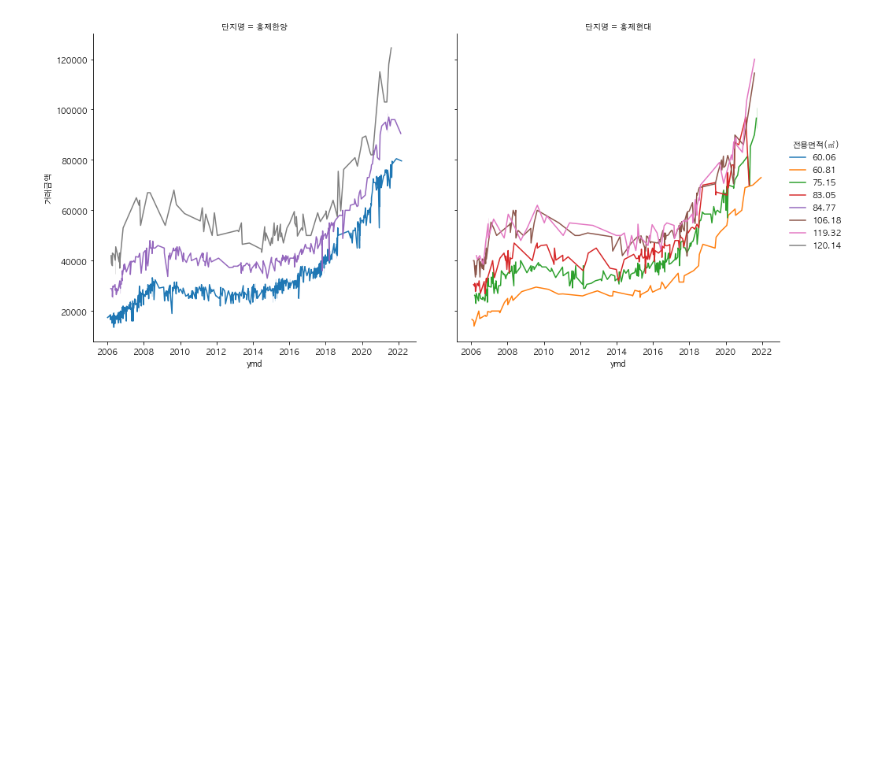
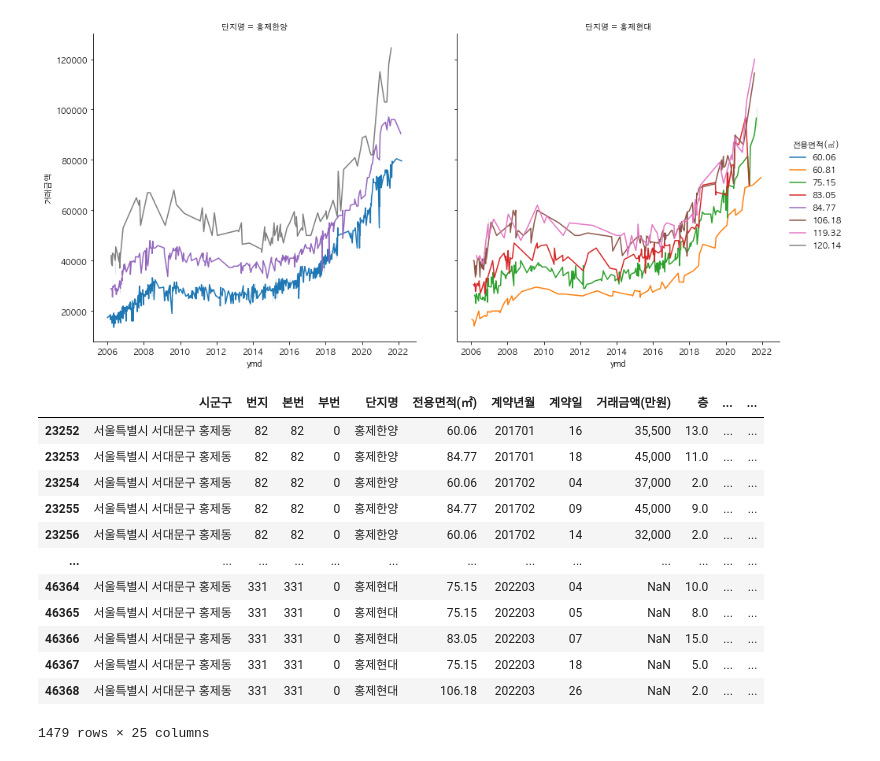
Before and after one commit to harryyang1982/data_tinkering, a Jupyter notebook: apt/apt_calculation.ipynb, the cells around one changed output. Cells and saved outputs as stored; diff of their text form; code cells hidden in the pictures; blank space fills up the shorter version.

```diff
--- a/apt/apt_calculation.ipynb
+++ b/apt/apt_calculation.ipynb
@@ -181,0 +186,16 @@ g.add_legend()
+# %%
+hongje_date
+# %% [output]
+|  | 시군구 | 번지 | 본번 | 부번 | 단지명 | 전용면적(㎡) | 계약년월 | 계약일 | 거래금액(만원) | 층 | ... | ... |
+| 23252 | 서울특별시 서대문구 홍제동 | 82 | 82 | 0 | 홍제한양 | 60.06 | 201701 | 16 | 35,500 | 13.0 | ... | ... |
+| 23253 | 서울특별시 서대문구 홍제동 | 82 | 82 | 0 | 홍제한양 | 84.77 | 201701 | 18 | 45,000 | 11.0 | ... | ... |
+| 23254 | 서울특별시 서대문구 홍제동 | 82 | 82 | 0 | 홍제한양 | 60.06 | 201702 | 04 | 37,000 | 2.0 | ... | ... |
+| 23255 | 서울특별시 서대문구 홍제동 | 82 | 82 | 0 | 홍제한양 | 84.77 | 201702 | 09 | 45,000 | 9.0 | ... | ... |
+| 23256 | 서울특별시 서대문구 홍제동 | 82 | 82 | 0 | 홍제한양 | 60.06 | 201702 | 14 | 32,000 | 2.0 | ... | ... |
+| ... | ... | ... | ... | ... | ... | ... | ... | ... | ... | ... | ... | ... |
+| 46364 | 서울특별시 서대문구 홍제동 | 331 | 331 | 0 | 홍제현대 | 75.15 | 202203 | 04 | NaN | 10.0 | ... | ... |
+| 46365 | 서울특별시 서대문구 홍제동 | 331 | 331 | 0 | 홍제현대 | 75.15 | 202203 | 05 | NaN | 8.0 | ... | ... |
+| 46366 | 서울특별시 서대문구 홍제동 | 331 | 331 | 0 | 홍제현대 | 83.05 | 202203 | 07 | NaN | 15.0 | ... | ... |
+| 46367 | 서울특별시 서대문구 홍제동 | 331 | 331 | 0 | 홍제현대 | 75.15 | 202203 | 18 | NaN | 5.0 | ... | ... |
+| 46368 | 서울특별시 서대문구 홍제동 | 331 | 331 | 0 | 홍제현대 | 106.18 | 202203 | 26 | NaN | 2.0 | ... | ... |
+1479 rows × 25 columns
```
Also changed, not shown: parts of 4 cells of this notebook, 1 other file.
